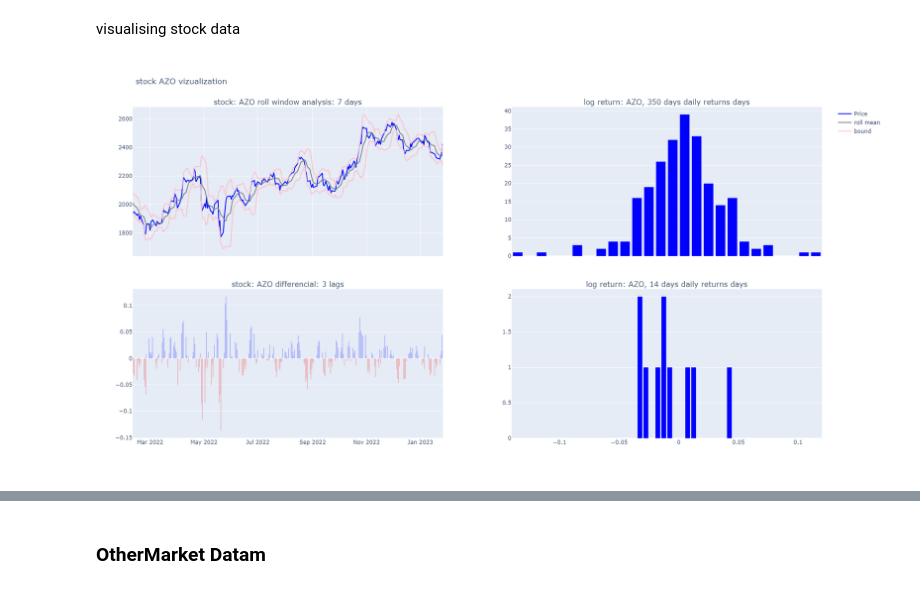
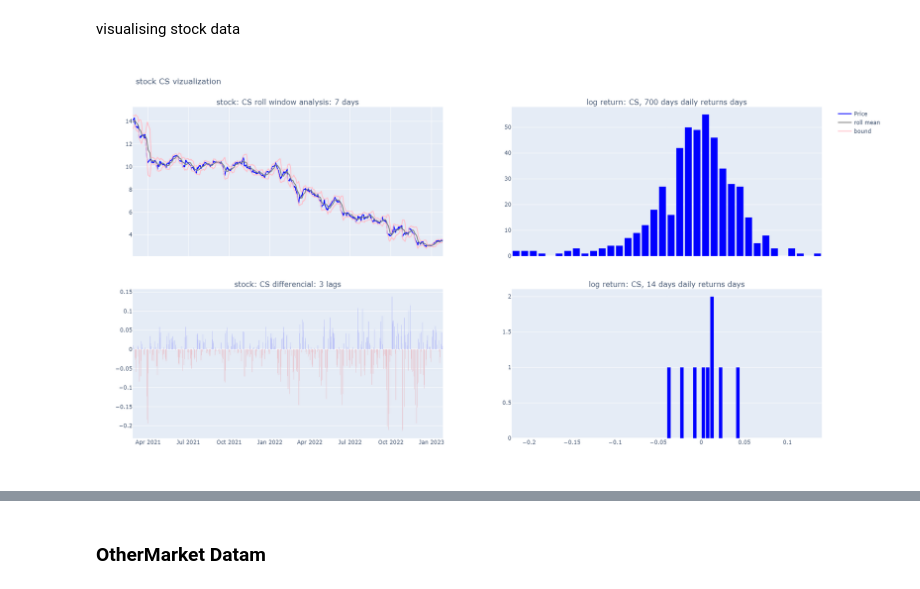
Before and after one commit to miguelmayhem92/virgo, a Jupyter notebook: research_env/eda-stock.ipynb, the cells around one changed output, grey strips where cells are left out. Saved outputs shown, nothing was run; the diff lists cells and outputs as text; code cells hidden in the pictures.

```diff
--- a/research_env/eda-stock.ipynb
+++ b/research_env/eda-stock.ipynb
@@ -83,11 +83,11 @@ def viz_data(stock_code, n_days, window, lags, plot = True, end_result = False):
     if end_result:
         return df
 # %%
-n_days = 350
+n_days = 700
 window = 7
 lags = 3
 # %%
-viz_data(stock_code = "AZO", n_days = n_days, window = window, lags = lags)
+viz_data(stock_code = "CS", n_days = n_days, window = window, lags = lags)
 # %% [output]
-[figure, old version]
+[figure, new version]
 # %%
```
Also changed, not shown: parts of 2 cells of this notebook, 6 other files.
